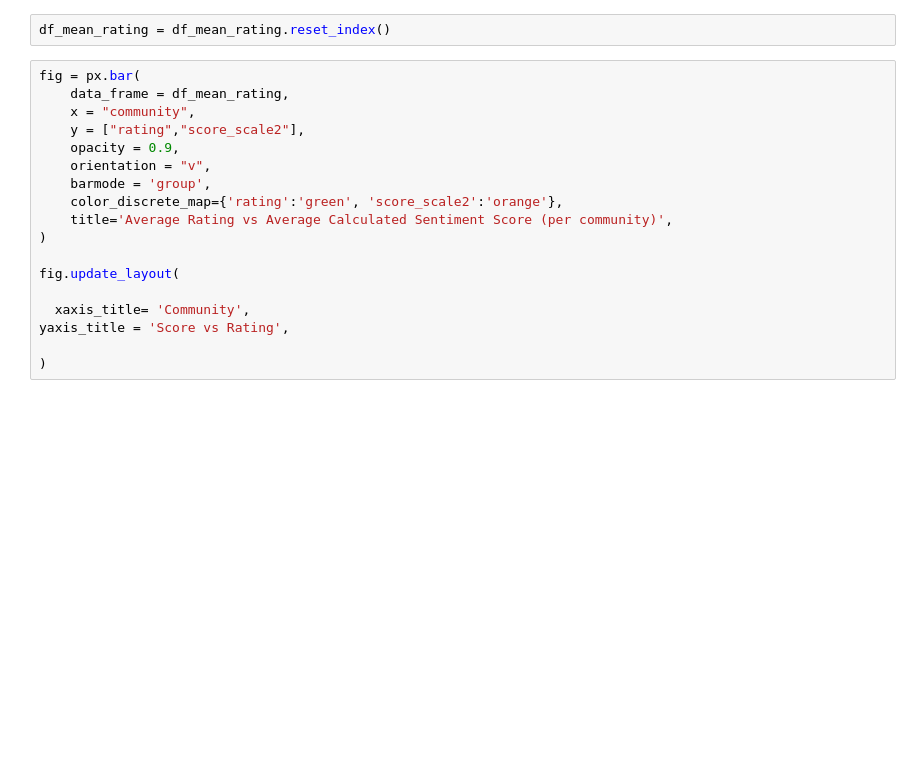
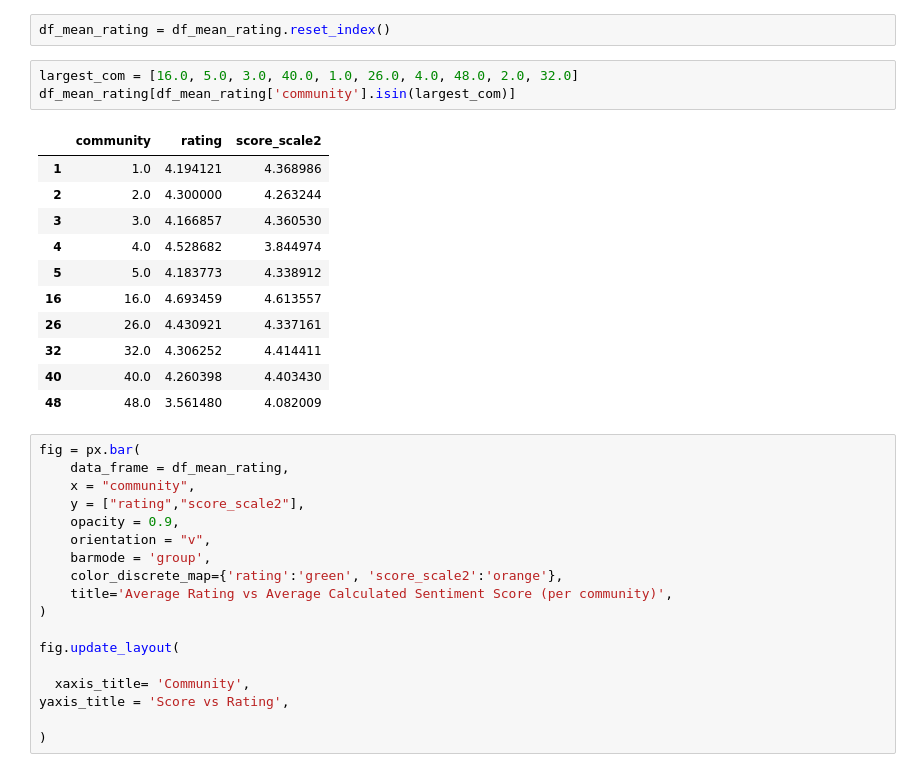
Before and after one commit to lucialarraona/finalproject_socialgraphs22, a Jupyter notebook: Notebooks/nlp_analysis.ipynb, the cells around one changed output. Drawn from its saved outputs; the diff is of its cells as text; blank space fills up the shorter version.

```diff
--- a/Notebooks/nlp_analysis.ipynb
+++ b/Notebooks/nlp_analysis.ipynb
@@ -915,6 +914,21 @@ df_mean_rating
 71 rows × 2 columns
 # %%
 df_mean_rating = df_mean_rating.reset_index()
+# %%
+largest_com = [16.0, 5.0, 3.0, 40.0, 1.0, 26.0, 4.0, 48.0, 2.0, 32.0]
+df_mean_rating[df_mean_rating['community'].isin(largest_com)]
+# %% [output]
+|  | community | rating | score_scale2 |
+| 1 | 1.0 | 4.194121 | 4.368986 |
+| 2 | 2.0 | 4.300000 | 4.263244 |
+| 3 | 3.0 | 4.166857 | 4.360530 |
+| 4 | 4.0 | 4.528682 | 3.844974 |
+| 5 | 5.0 | 4.183773 | 4.338912 |
+| 16 | 16.0 | 4.693459 | 4.613557 |
+| 26 | 26.0 | 4.430921 | 4.337161 |
+| 32 | 32.0 | 4.306252 | 4.414411 |
+| 40 | 40.0 | 4.260398 | 4.403430 |
+| 48 | 48.0 | 3.561480 | 4.082009 |
 # %%
 fig = px.bar(
     data_frame = df_mean_rating,
```
Also changed, not shown: parts of 14 cells of this notebook.
